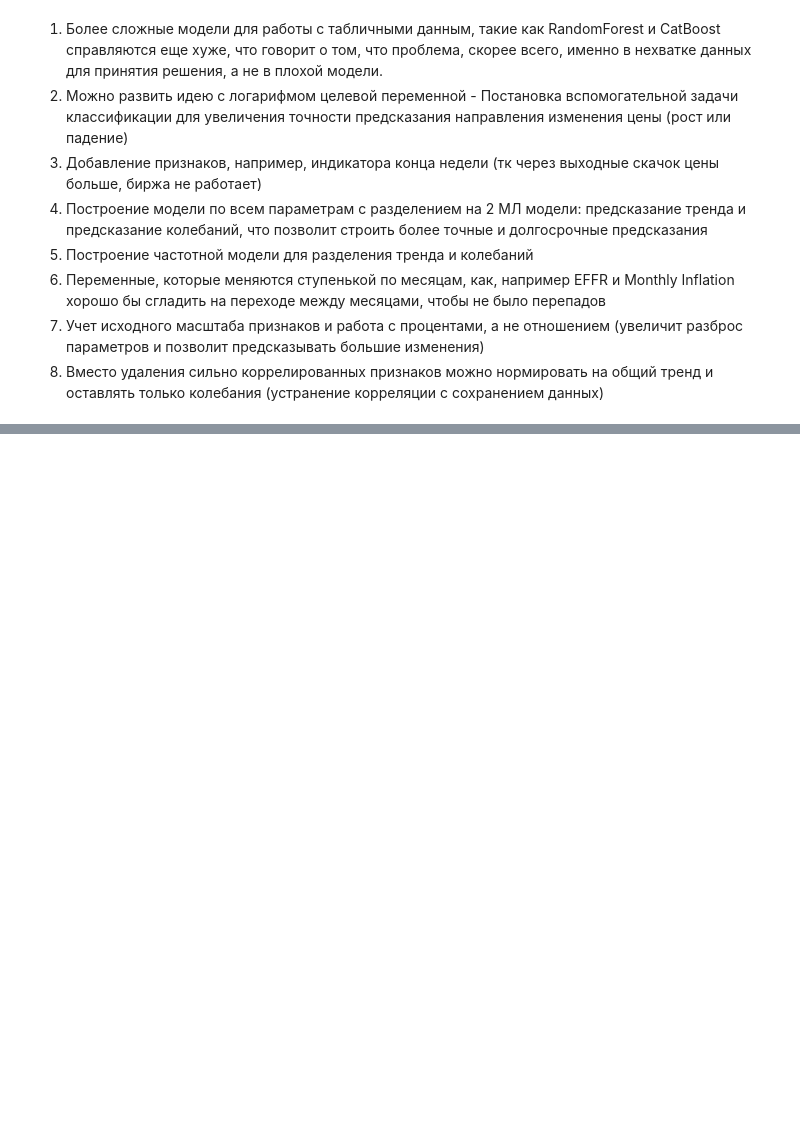
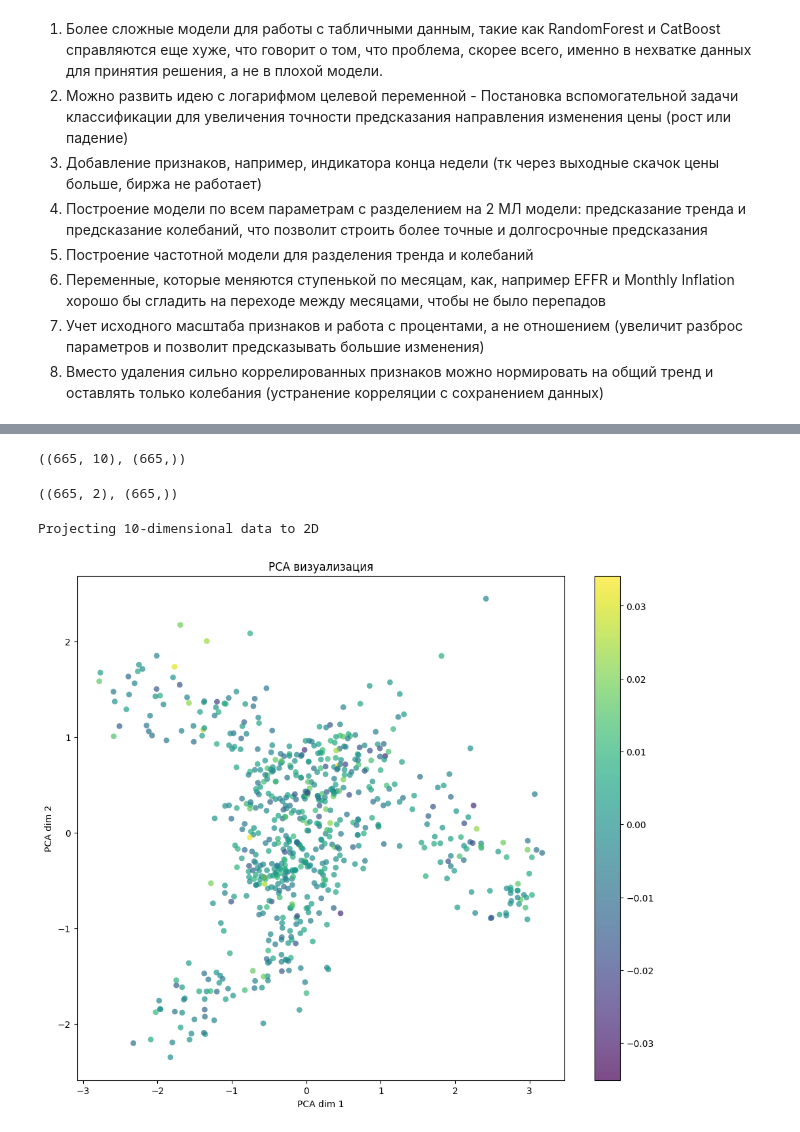
Before and after one commit to marymikkey/SKOLTECH_ML_prep, a Jupyter notebook: task_1/predicting_gold_returns_linreg_mary.ipynb, the cells around one changed output, grey strips where cells are left out. Cells and saved outputs as stored; diff of their text form; code cells hidden in the pictures; blank space fills up the shorter version.

```diff
--- a/task_1/predicting_gold_returns_linreg_mary.ipynb
+++ b/task_1/predicting_gold_returns_linreg_mary.ipynb
@@ -838,0 +834,29 @@ print(f'Реальная цена на 30 сентября - завтра и у
+# %%
+Y = data_for_train['Return Tomorrow']
+X = data_for_train.drop(['Return Tomorrow', 'Price Today'], axis=1)
+# %%
+X.shape, Y.shape
+# %% [output]
+((665, 10), (665,))
+# %%
+pca = PCA(n_components=2)
+X_reduced = pca.fit_transform(X)
+# %%
+X_reduced.shape, Y.shape
+# %% [output]
+((665, 2), (665,))
+# %%
+print('Projecting %d-dimensional data to 2D' % X.shape[1])
+
+plt.figure(figsize=(12,10))
+plt.scatter(X_reduced[:, 0], X_reduced[:, 1], c=Y, edgecolor='none', alpha=0.7, s=40,
+      cmap='viridis')
+plt.title('PCA визуализация')
+plt.xlabel('PCA dim 1')
+plt.ylabel('PCA dim 2')
+plt.colorbar()
+
+plt.show()
+# %% [output]
+Projecting 10-dimensional data to 2D
+[figure, added]
```
Also changed, not shown: parts of 22 cells of this notebook, 18 other files.
